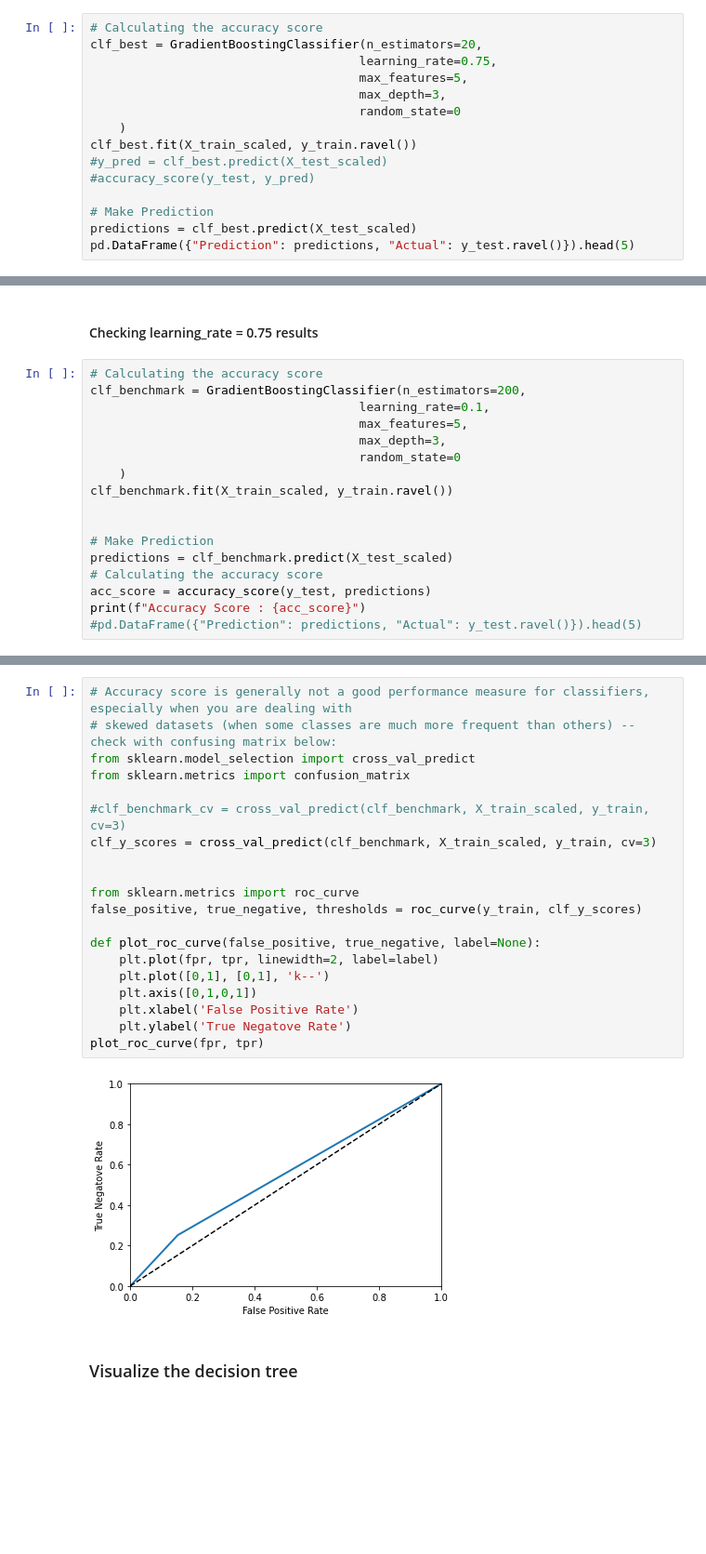
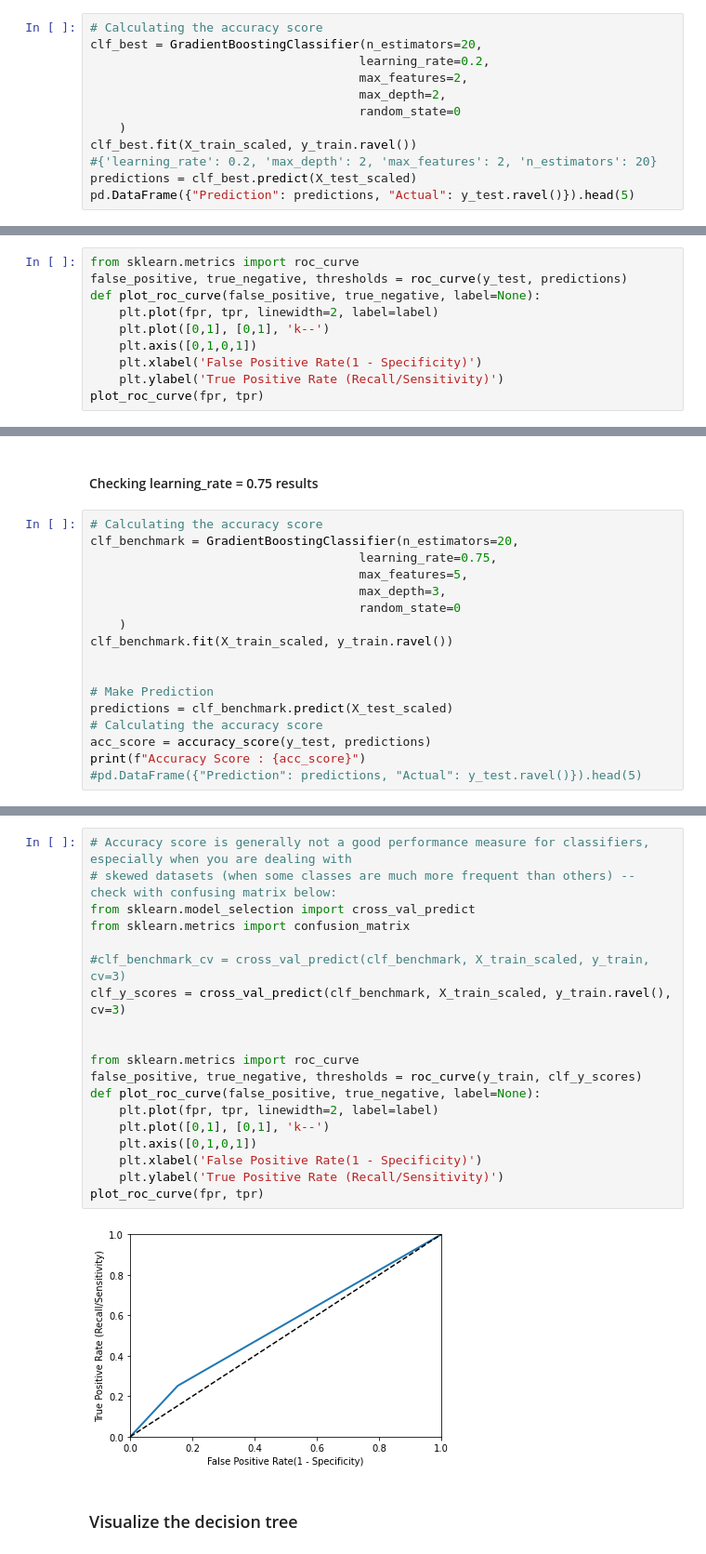
Before and after one commit to allaccountstaken/automl_v_hyperdrive, a Jupyter notebook: basic_model.ipynb, the cells around one changed output, grey strips where cells are left out. Shown: that part at 93% size. Cells and saved outputs as stored; diff of their text form; blank space fills up the shorter version.

```diff
--- a/basic_model.ipynb
+++ b/basic_model.ipynb
@@ -175,16 +201,13 @@ plt.ylabel('score');
 # %%
 # Calculating the accuracy score
 clf_best = GradientBoostingClassifier(n_estimators=20,
-                                     learning_rate=0.75,
-                                     max_features=5,
-                                     max_depth=3,
+                                     learning_rate=0.2,
+                                     max_features=2,
+                                     max_depth=2,
                                      random_state=0
     )
 clf_best.fit(X_train_scaled, y_train.ravel())
-#y_pred = clf_best.predict(X_test_scaled)
-#accuracy_score(y_test, y_pred)
-
-# Make Prediction
+#{'learning_rate': 0.2, 'max_depth': 2, 'max_features': 2, 'n_estimators': 20}
 predictions = clf_best.predict(X_test_scaled)
 pd.DataFrame({"Prediction": predictions, "Actual": y_test.ravel()}).head(5)
 # %% [output]
@@ -230,0 +259,10 @@ weighted avg       0.59      0.57      0.58       125
+# %%
+from sklearn.metrics import roc_curve
+false_positive, true_negative, thresholds = roc_curve(y_test, predictions)
+def plot_roc_curve(false_positive, true_negative, label=None):
+    plt.plot(fpr, tpr, linewidth=2, label=label)
+    plt.plot([0,1], [0,1], 'k--')
+    plt.axis([0,1,0,1])
+    plt.xlabel('False Positive Rate(1 - Specificity)')
+    plt.ylabel('True Positive Rate (Recall/Sensitivity)')
+plot_roc_curve(fpr, tpr)
@@ -232,8 +272,8 @@ weighted avg       0.59      0.57      0.58       125
 #### Checking learning_rate = 0.75 results
 # %%
 # Calculating the accuracy score
-clf_benchmark = GradientBoostingClassifier(n_estimators=200,
-                                     learning_rate=0.1,
+clf_benchmark = GradientBoostingClassifier(n_estimators=20,
+                                     learning_rate=0.75,
                                      max_features=5,
                                      max_depth=3,
                                      random_state=0
@@ -278,25 +323,24 @@ weighted avg       0.56      0.55      0.56       125
 # %%
 # Accuracy score is generally not a good performance measure for classifiers, especially when you are dealing with
 # skewed datasets (when some classes are much more frequent than others) -- check with confusing matrix below:
 from sklearn.model_selection import cross_val_predict
 from sklearn.metrics import confusion_matrix
 
 #clf_benchmark_cv = cross_val_predict(clf_benchmark, X_train_scaled, y_train, cv=3)
-clf_y_scores = cross_val_predict(clf_benchmark, X_train_scaled, y_train, cv=3)
+clf_y_scores = cross_val_predict(clf_benchmark, X_train_scaled, y_train.ravel(), cv=3)
 
 
 from sklearn.metrics import roc_curve
 false_positive, true_negative, thresholds = roc_curve(y_train, clf_y_scores)
-
 def plot_roc_curve(false_positive, true_negative, label=None):
     plt.plot(fpr, tpr, linewidth=2, label=label)
     plt.plot([0,1], [0,1], 'k--')
     plt.axis([0,1,0,1])
-    plt.xlabel('False Positive Rate')
-    plt.ylabel('True Negatove Rate')
+    plt.xlabel('False Positive Rate(1 - Specificity)')
+    plt.ylabel('True Positive Rate (Recall/Sensitivity)')
 plot_roc_curve(fpr, tpr)
 # %% [output]
-[figure, old version]
+[figure, new version]
 # %% [markdown]
 ### Visualize the decision tree
 # %%
```
Also changed, not shown: parts of 17 cells of this notebook.
